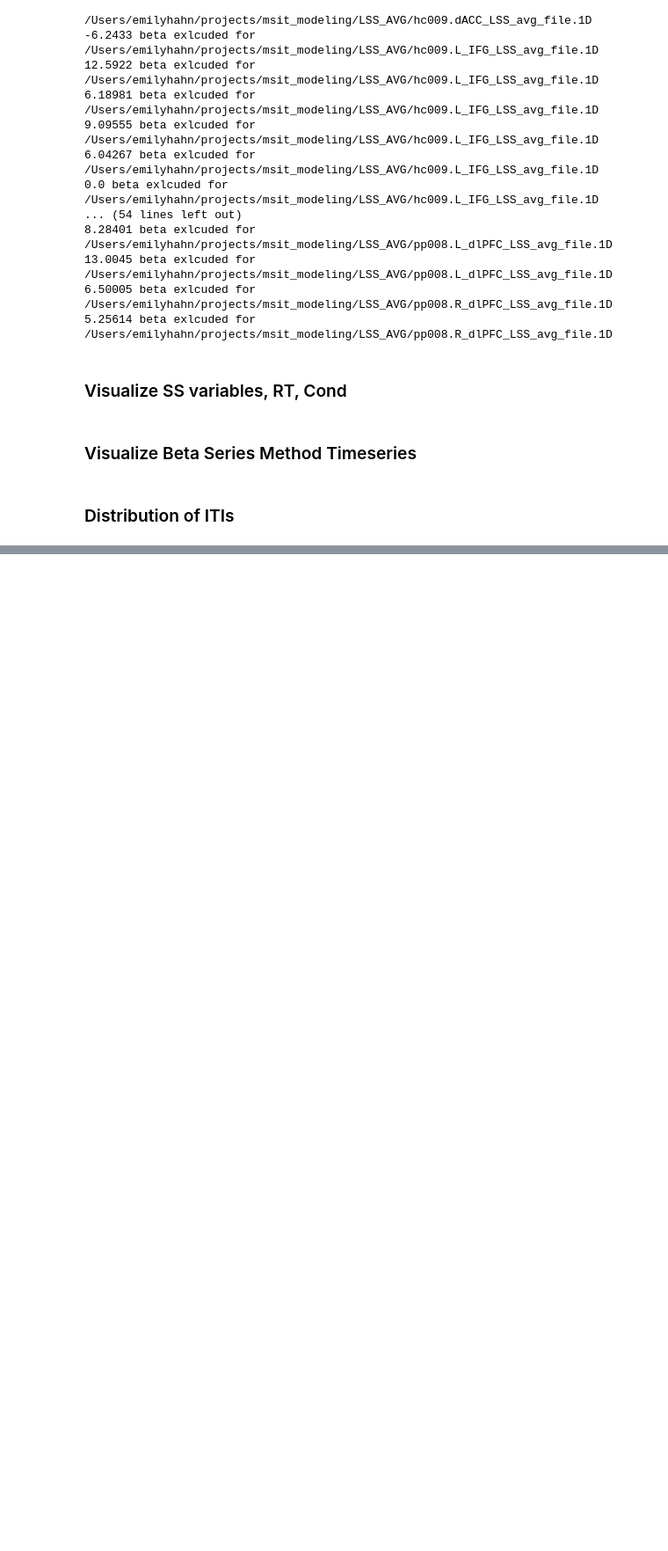
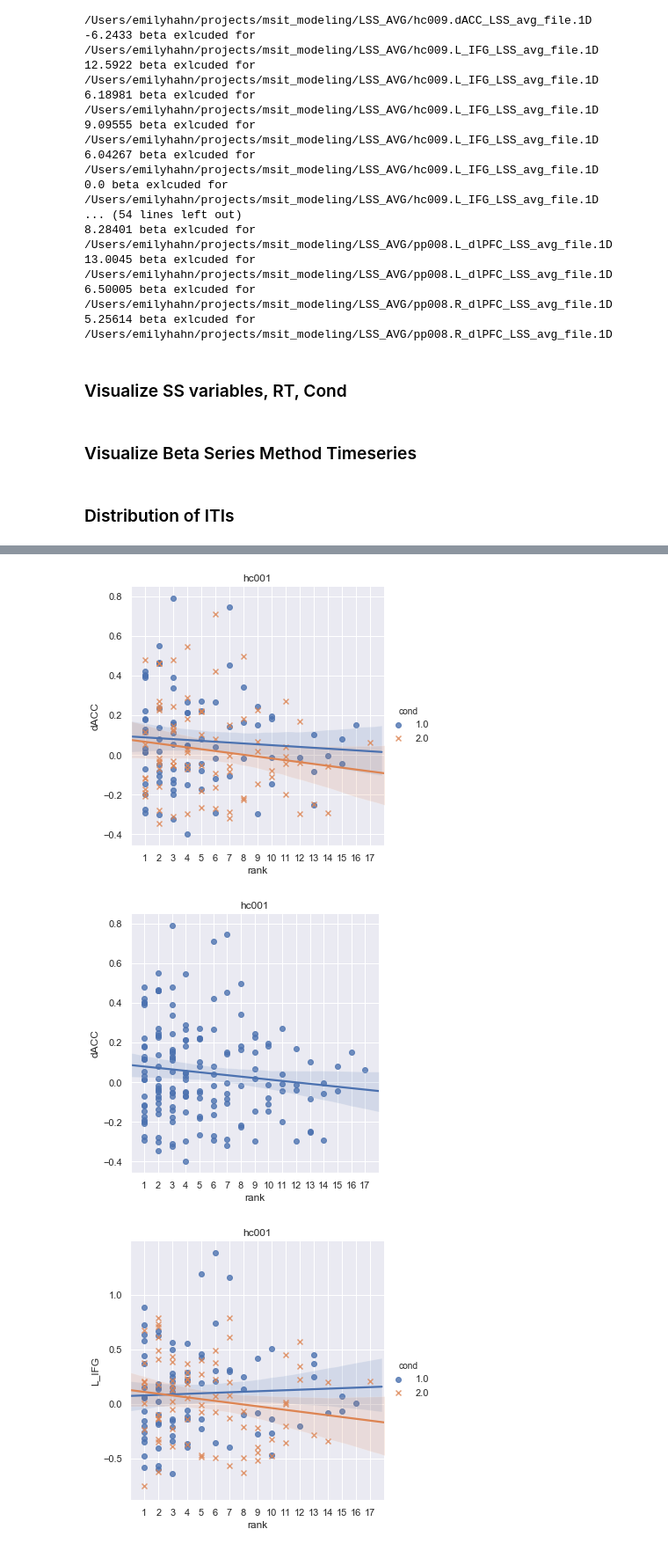
Before and after one commit to hahnemilym/msit_modeling, a Jupyter notebook: ss_rois_probability_dists_regressions-P1.ipynb, the cells around one changed output, grey strips where cells are left out. Shown: that part at 88% size. Cells and saved outputs as stored; diff of their text form; code cells hidden in the pictures; blank space fills up the shorter version.

```diff
--- a/ss_rois_probability_dists_regressions-P1.ipynb
+++ b/ss_rois_probability_dists_regressions-P1.ipynb
@@ -547,0 +507,71 @@ ValueError: Length of values does not match length of index
+# %%
+# subjects = ['hc001','hc002','hc003','hc004','hc005','hc006','hc009','hc010','hc011',\
+#              'hc012','hc014','hc015','hc017','hc018','hc019','hc021','hc023','hc028',\
+#              'hc031','hc032','hc033','hc034','hc036','hc038','hc042','pp001','pp002',\
+#              'pp003','pp004','pp005','pp006','pp007','pp008','pp010','pp011','pp012',\
+#              'pp013','pp015','pp016']
+subjects = ['hc001']
+##~~~~~~~~~~~~~~~~~~~~~~~~~~~~~~~~~~~~~~~~~~~~~~~~#
+stim_blocks_path=os.path.join(raw_behav_dir,'stimuli_block.txt')
+stim_blocks=pd.read_csv(stim_blocks_path,names=['sequence'])
+
+rank_path=os.path.join(raw_behav_dir,'rank.txt')
+rank=pd.read_csv(rank_path,names=['rank'])
+##~~~~~~~~~~~~~~~~~~~~~~~~~~~~~~~~~~~~~~~~~~~~~~~~#
+for s in subjects:
+    bcsv=glob.glob(os.path.join(raw_behav_dir,'%s*' % s))
+    for file in bcsv:
+        rt=[]
+        dACC=[]
+        L_IFG=[]
+        R_IFG=[]
+        L_dlPFC=[]
+        R_dlPFC=[]
+        censor=[]
+        b=pd.read_csv(file)
+        b['sequence'] = stim_blocks
+        b['rank'] = rank
+        trials = b[ b['Stimuli'] != '+' ]
+        trials=trials[1:-2]
+        #---------------------------------##
+        file_1=os.path.join(LSS_dir,'%s.dACC_LSS_avg_file.1D' % s)
+        file_2=os.path.join(LSS_dir,'%s.L_IFG_LSS_avg_file.1D' % s)
+        file_3=os.path.join(LSS_dir,'%s.R_IFG_LSS_avg_file.1D' % s)
+        file_4=os.path.join(LSS_dir,'%s.L_dlPFC_LSS_avg_file.1D' % s)
+        file_5=os.path.join(LSS_dir,'%s.R_dlPFC_LSS_avg_file.1D' % s)
+        file_6=os.path.join(censor_dir,'msit.%s.msit_bsm.censor.1D' % s)
+        #---------------------------------##
+        ## Generate ROI variables
+        generate_roi_vars(file_1,dACC,"dACC")
+        generate_roi_vars(file_2,L_IFG,"L_IFG")
+        generate_roi_vars(file_3,R_IFG,"R_IFG")
+        generate_roi_vars(file_4,L_dlPFC,"L_dlPFC")
+        generate_roi_vars(file_5,R_dlPFC,"R_dlPFC")
+        censor_tps(file_6,censor,"censor")
+        #---------------------------------##
+        ## Interpolate missing ROI + RT data points
+        dACC = pd.Series(dACC).astype(float).interpolate()
+        R_IFG = pd.Series(R_IFG).astype(float).interpolate()
+        L_IFG = pd.Series(L_IFG).astype(float).interpolate()
+        L_dlPFC = pd.Series(L_dlPFC).astype(float).interpolate()
+        R_dlPFC = pd.Series(R_dlPFC).astype(float).interpolate()
+        #---------------------------------##
+        trials_df=pd.DataFrame({'dACC':dACC,'L_IFG':L_IFG,'R_IFG':R_IFG,\
+                                'L_dlPFC':L_dlPFC,'R_dlPFC':R_dlPFC,\
+                                'sequence':trials['sequence'],'rank':trials['rank'],\
+                                'cond':trials['Condition']})
+
+        ROIs=['dACC','L_IFG','R_IFG','L_dlPFC','R_dlPFC']
+        for roi in ROIs:
+            sns.set()
+            ax=sns.lmplot(data=trials_df,x='rank',y='%s' % roi,hue='cond',markers=['o','x'])
+            ax.set(xlim=(0,18),xticks=range(1,18))
+            plt.title('%s' % s)
+            ax=sns.lmplot(data=trials_df,x='rank',y='%s' % roi)
+            ax.set(xlim=(0,18),xticks=range(1,18))
+            plt.title('%s' % s)
+            plt.show()
+# %% [output]
+[figure, added]
+[figure, added]
+[figure, added]
```
Also changed, not shown: parts of 3 cells of this notebook.
